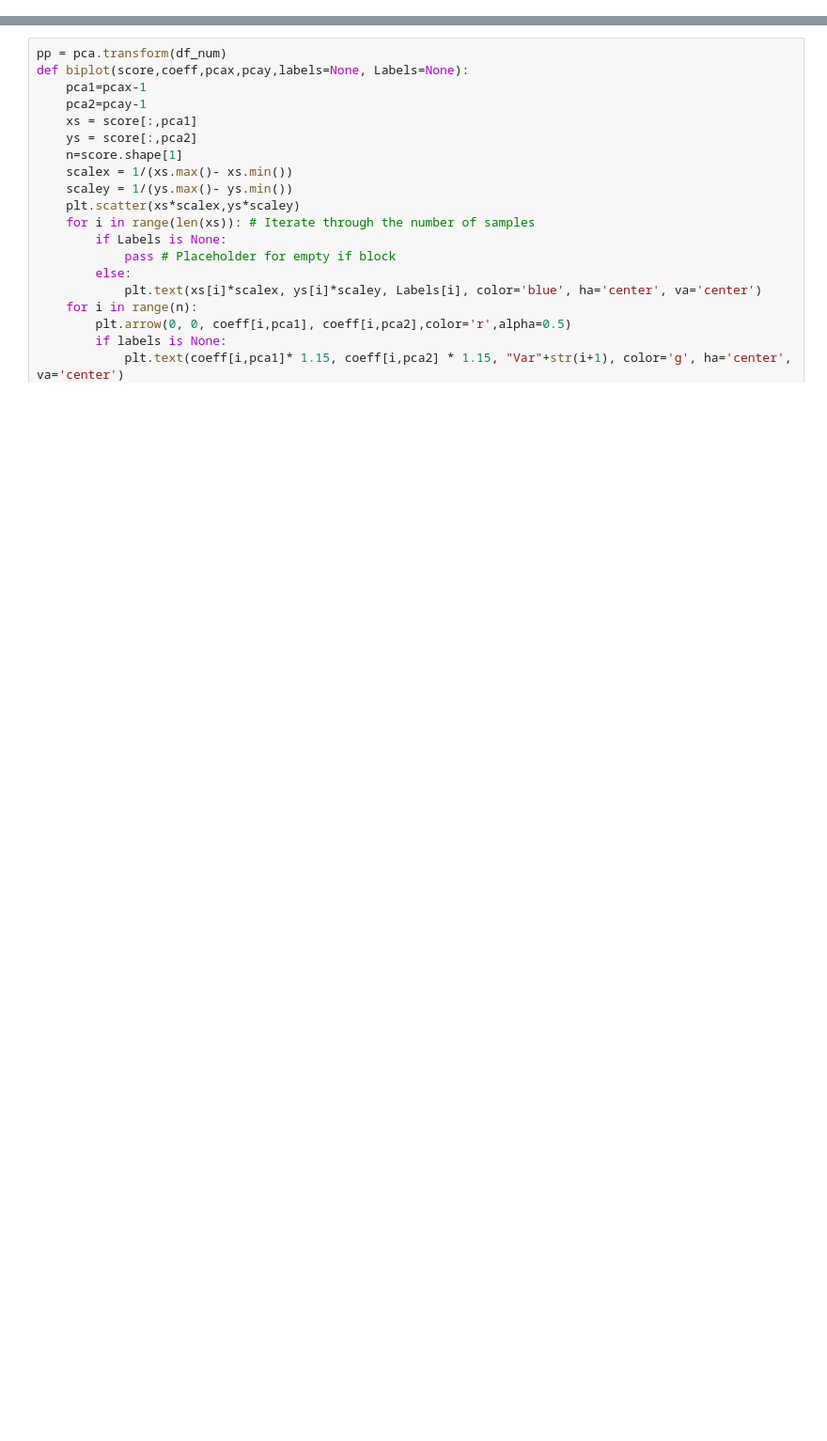
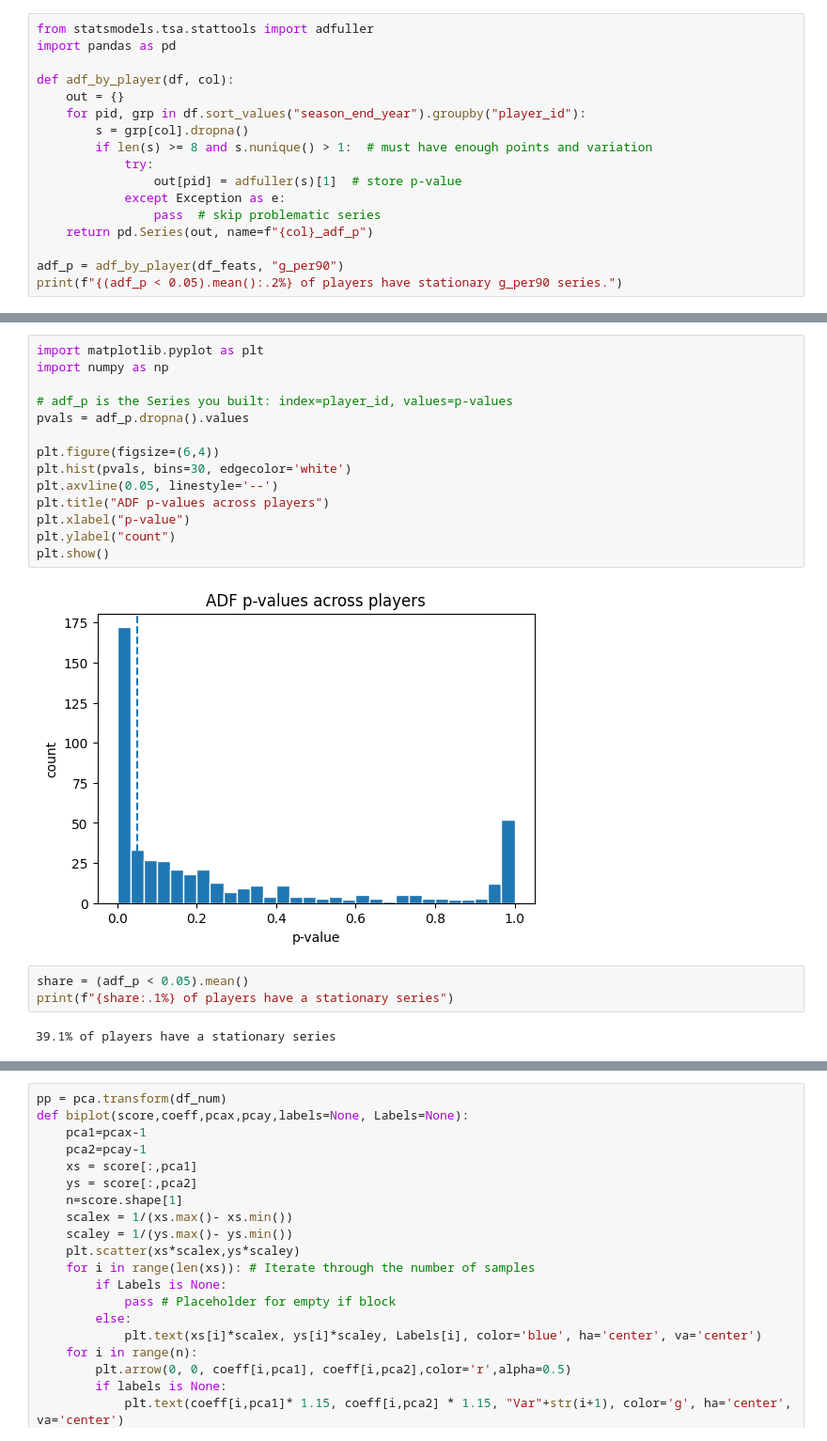
Before and after one commit to leokonma/Machine-learning, a Jupyter notebook: Model_Module.ipynb, the cells around one changed output, grey strips where cells are left out. Shown: that part at 94% size. Drawn from its saved outputs; the diff is of its cells as text; blank space fills up the shorter version.

```diff
--- a/Model_Module.ipynb
+++ b/Model_Module.ipynb
@@ -19,0 +89,17 @@ from sklearn import preprocessing
+# %%
+from statsmodels.tsa.stattools import adfuller
+import pandas as pd
+
+def adf_by_player(df, col):
+    out = {}
+    for pid, grp in df.sort_values("season_end_year").groupby("player_id"):
+        s = grp[col].dropna()
+        if len(s) >= 8 and s.nunique() > 1:  # must have enough points and variation
+            try:
+                out[pid] = adfuller(s)[1]  # store p-value
+            except Exception as e:
+                pass  # skip problematic series
+    return pd.Series(out, name=f"{col}_adf_p")
+
+adf_p = adf_by_player(df_feats, "g_per90")
+print(f"{(adf_p < 0.05).mean():.2%} of players have stationary g_per90 series.")
@@ -19,0 +137,21 @@ from sklearn import preprocessing
+# %%
+import matplotlib.pyplot as plt
+import numpy as np
+
+# adf_p is the Series you built: index=player_id, values=p-values
+pvals = adf_p.dropna().values
+
+plt.figure(figsize=(6,4))
+plt.hist(pvals, bins=30, edgecolor='white')
+plt.axvline(0.05, linestyle='--')
+plt.title("ADF p-values across players")
+plt.xlabel("p-value")
+plt.ylabel("count")
+plt.show()
+# %% [output]
+[figure, added]
+# %%
+share = (adf_p < 0.05).mean()
+print(f"{share:.1%} of players have a stationary series")
+# %% [output]
+39.1% of players have a stationary series
```
Also changed, not shown: parts of 39 cells of this notebook.
